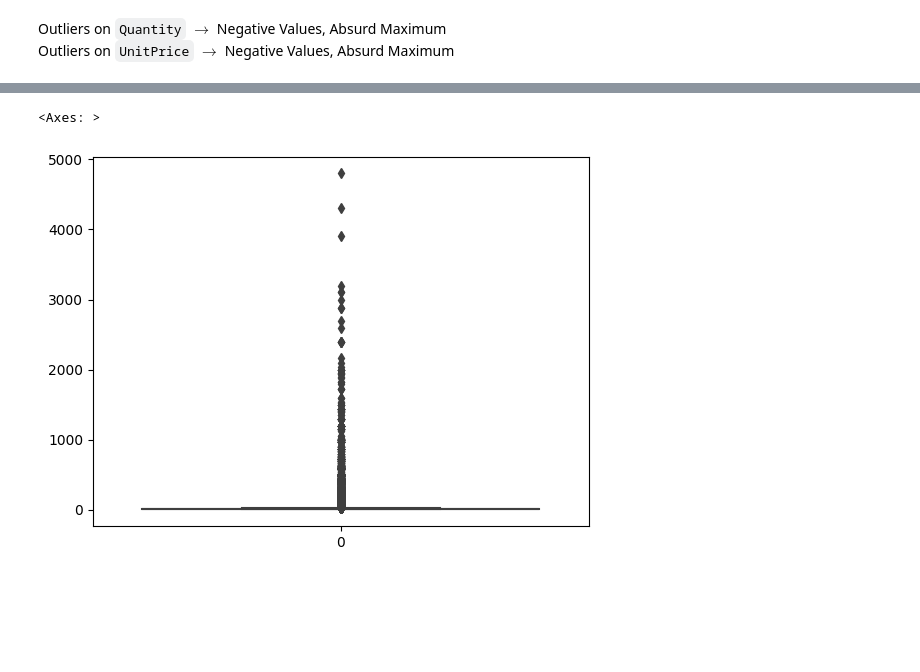
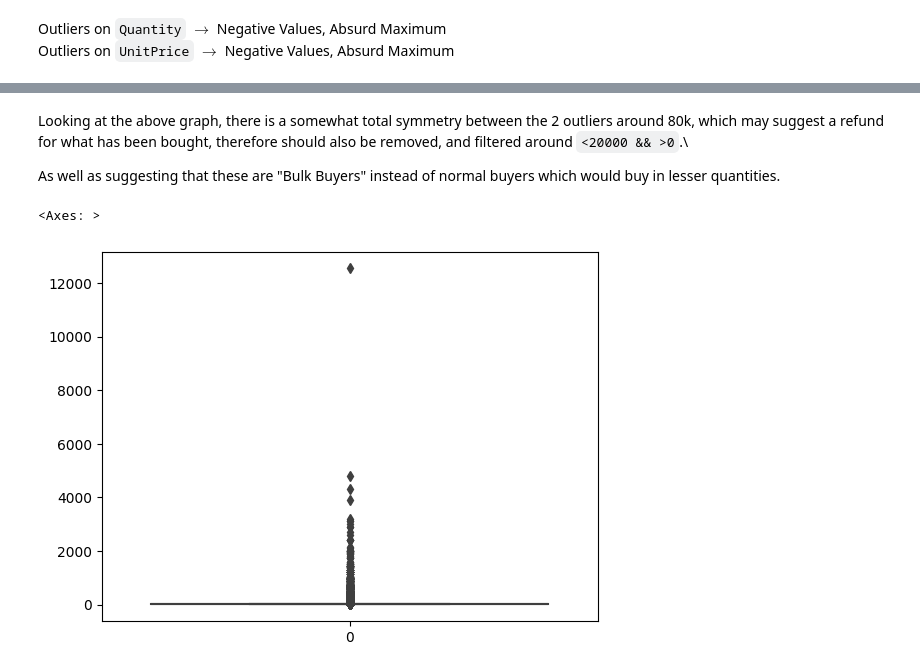
Before and after one commit to Supermjork/K-Kustomer-Klusters, a Jupyter notebook: notebook/cashier.ipynb, the cells around one changed output, grey strips where cells are left out. Cells and saved outputs as stored; diff of their text form; code cells hidden in the pictures; blank space fills up the shorter version.

```diff
--- a/notebook/cashier.ipynb
+++ b/notebook/cashier.ipynb
@@ -131,10 +116,13 @@ sns.boxplot(retail_dat['Quantity'])
-# %%
-# As we can see, we have outliers between 70k and 80k
-retail_dat = retail_dat[retail_dat['Quantity'] < 10000]
-sns.boxplot(retail_dat['Quantity'])
-# %% [output]
-<Axes: >
-[figure, removed]
+# %% [markdown]
+Looking at the above graph, there is a somewhat total symmetry between the 2 outliers around 80k, which may suggest a refund for what has been bought, therefore should also be removed, and filtered around `<20000 && >0`.\
+
+As well as suggesting that these are "Bulk Buyers" instead of normal buyers which would buy in lesser quantities.
+# %%
+retail_dat = retail_dat[(retail_dat['Quantity'] < 20000) & (retail_dat['Quantity'] > 0)]
+sns.boxplot(retail_dat['Quantity'])
+# %% [output]
+<Axes: >
+[figure, added]
 # %%
 # getting a visual feel for the prices
 sns.boxplot(retail_dat['UnitPrice'])
```
Also changed, not shown: parts of 22 cells of this notebook, 1 other file.
